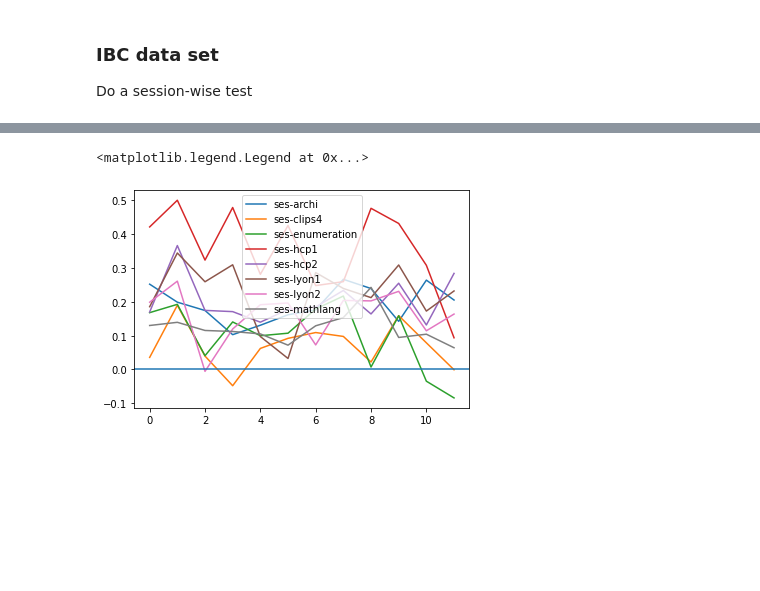
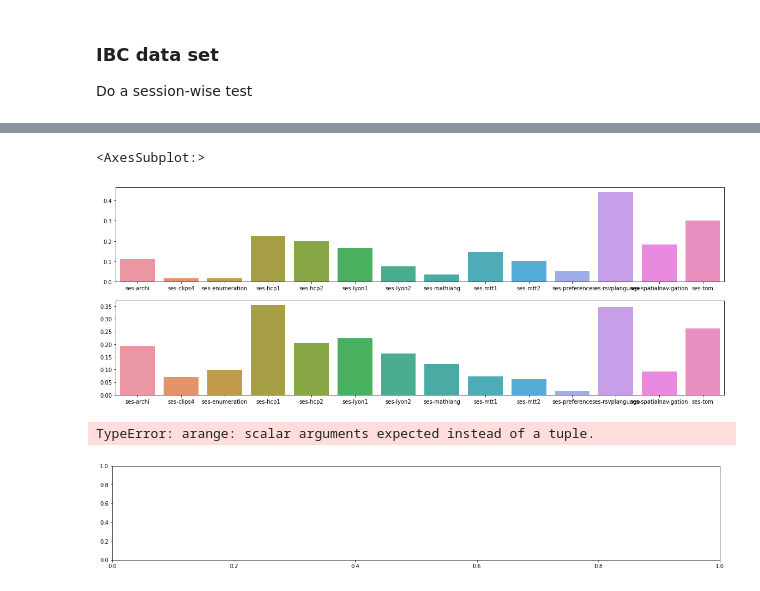
Before and after one commit to DiedrichsenLab/Functional_Fusion, a Jupyter notebook: notebooks/dataset_check.ipynb, the cells around one changed output, grey strips where cells are left out. Drawn from its saved outputs; the diff is of its cells as text; code cells hidden in the pictures; blank space fills up the shorter version.

```diff
--- a/notebooks/dataset_check.ipynb
+++ b/notebooks/dataset_check.ipynb
@@ -88,12 +88,12 @@ Do a session-wise test
 dataset = DataSetIBC(base_dir + '/IBC')
 # Specify the fields you want to have / check
 T = dataset.get_participants()
-num_sess = 8
+num_sess = len(dataset.sessions)
 RW = np.empty((T.shape[0],num_sess))
 RB = np.empty((T.shape[0],num_sess))
 Missing = np.empty((T.shape[0],num_sess))
 
-for i,ses in enumerate(dataset.sessions[:num_sess]):
+for i,ses in enumerate(dataset.sessions):
     data,info = dataset.get_data('MNISymC3',ses,'CondHalf')
     m = np.isnan(data).sum(axis=1)
     Missing[:,i] = (m>0).sum(axis=1)
@@ -125,7 +123,18 @@ plt.legend(dataset.sessions[:num_sess])
-# %%
-plt.plot(RB)
-plt.axhline(0)
-plt.legend(dataset.sessions[:num_sess])
-# %% [output]
-<matplotlib.legend.Legend at 0x...>
-[figure, removed]
+# %%
+plt.figure(figsize=(20,7))
+plt.subplot(2,1,1)
+sb.barplot(x=dataset.sessions,y=RW.mean(axis=0))
+plt.subplot(2,1,2)
+sb.barplot(x=dataset.sessions,y=RB.mean(axis=0))
+# %% [output]
+<AxesSubplot:>
+[figure, added]
+# %%
+plt.figure(figsize=(20,7))
+plt.subplot(2,1,1)
+sb.barplot(x=np.arange(RW.shape[0]),y=RW.mean(axis=1))
+plt.subplot(2,1,2)
+sb.barplot(x=np.arange(RB.shape[0]),y=RB.mean(axis=1))
+# %% [output]
+TypeError: arange: scalar arguments expected instead of a tuple.
+[figure, added]
```
Also changed, not shown: parts of 2 cells of this notebook, 3 other files.
